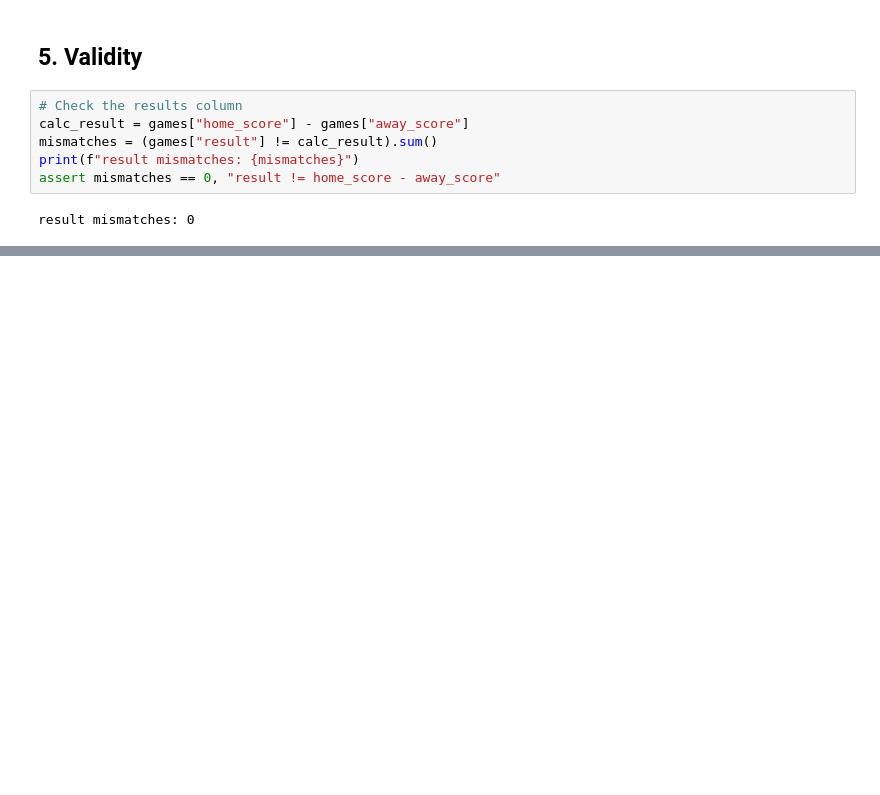
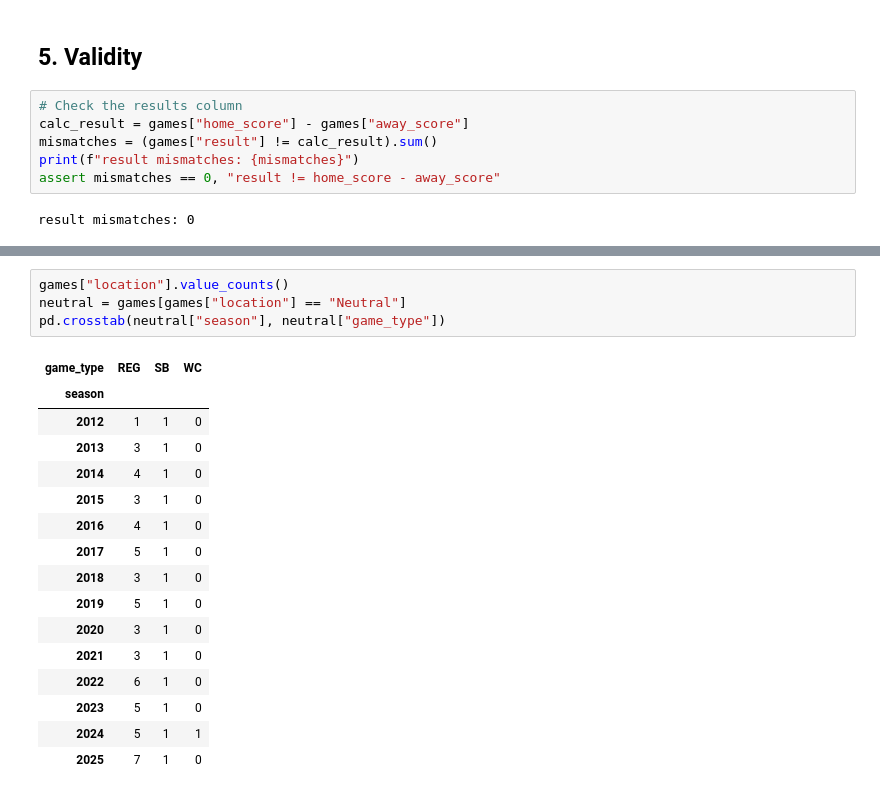
Before and after one commit to grant-jones1/NFL-model, a Jupyter notebook: notebooks/01_data_exploration.ipynb, the cells around one changed output, grey strips where cells are left out. Cells and saved outputs as stored; diff of their text form; blank space fills up the shorter version.

```diff
--- a/notebooks/01_data_exploration.ipynb
+++ b/notebooks/01_data_exploration.ipynb
@@ -133,0 +164,21 @@ result mismatches: 0
+# %%
+games["location"].value_counts()
+neutral = games[games["location"] == "Neutral"]
+pd.crosstab(neutral["season"], neutral["game_type"])
+# %% [output]
+| game_type | REG | SB | WC |
+| season |  |  |  |
+| 2012 | 1 | 1 | 0 |
+| 2013 | 3 | 1 | 0 |
+| 2014 | 4 | 1 | 0 |
+| 2015 | 3 | 1 | 0 |
+| 2016 | 4 | 1 | 0 |
+| 2017 | 5 | 1 | 0 |
+| 2018 | 3 | 1 | 0 |
+| 2019 | 5 | 1 | 0 |
+| 2020 | 3 | 1 | 0 |
+| 2021 | 3 | 1 | 0 |
+| 2022 | 6 | 1 | 0 |
+| 2023 | 5 | 1 | 0 |
+| 2024 | 5 | 1 | 1 |
+| 2025 | 7 | 1 | 0 |
```
Also changed, not shown: parts of 31 cells of this notebook, 1 other file.
